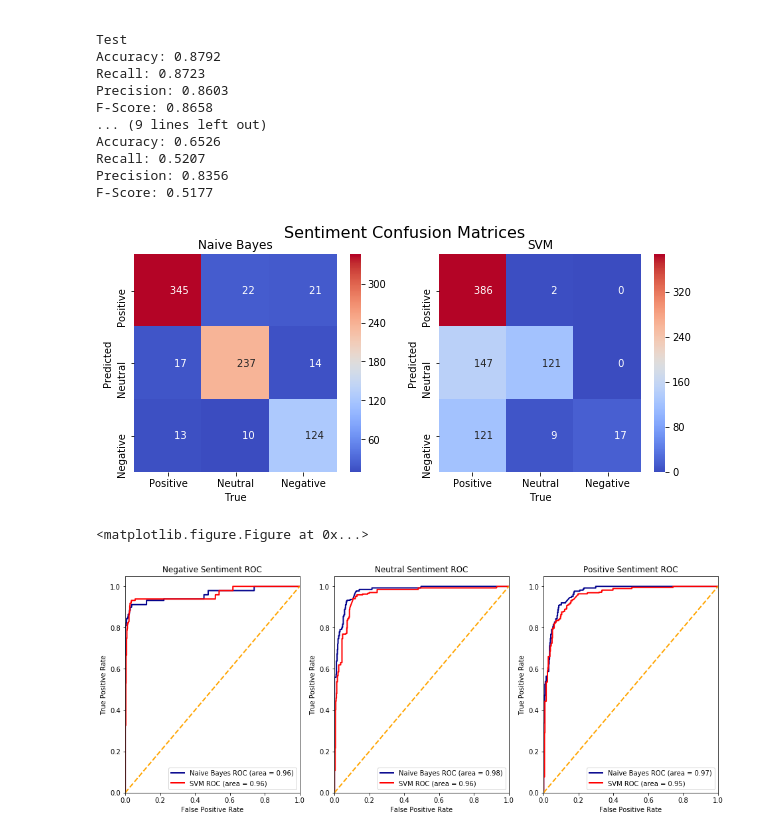
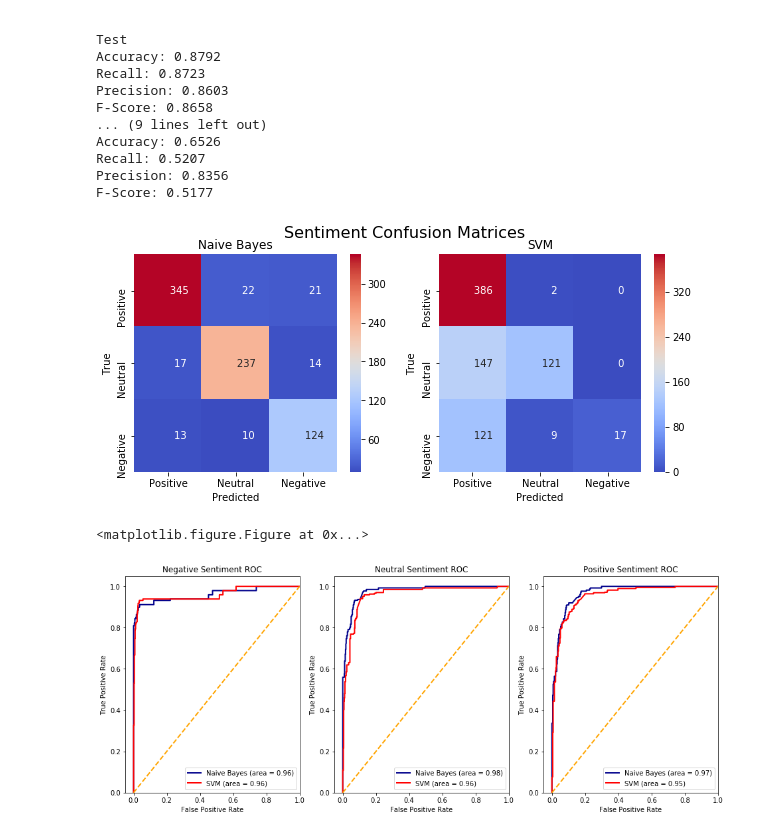
Before and after one commit to edwardsong05/ENSF-619-03-04-ClassProject, a Jupyter notebook: SentimentClassifier/SentimentClassifier-Lemma.ipynb, the cells around one changed output. Saved outputs shown, nothing was run; the diff lists cells and outputs as text; code cells hidden in the pictures.

```diff
--- a/SentimentClassifier/SentimentClassifier-Lemma.ipynb
+++ b/SentimentClassifier/SentimentClassifier-Lemma.ipynb
@@ -137,58 +137,57 @@ fig, (ax1,ax2) = plt.subplots(ncols=2, figsize=(10, 4))
 fmt = '10d'
 im = sn.heatmap(df_nb, ax=ax1, annot=True, cmap='coolwarm', fmt=fmt)
 ax1.set_title("Naive Bayes")
-ax1.set_xlabel("True")
-ax1.set_ylabel("Predicted")
+ax1.set_xlabel("Predicted")
+ax1.set_ylabel("True")
 sn.heatmap(df_svm, ax=ax2, annot=True, cmap='coolwarm', fmt=fmt)
 ax2.set_title("SVM")
-ax2.set_xlabel("True")
-ax2.set_ylabel("Predicted")
+ax2.set_xlabel("Predicted")
+ax2.set_ylabel("True")
 fig.suptitle('Sentiment Confusion Matrices', fontsize=16)
-mappable = im.get_children()[0]
 plt.savefig('SentimentConfusionMatrix.pdf')
 plt.show();
 # %% [output]
-[figure, old version]
+[figure, new version]
 # %%
-binlabels_nb = label_binarize(y_test, classes=[0,1,2])
+binlabels = label_binarize(y_test, classes=[0,1,2])
 pred_prob_nb = text_clf_nb.predict_proba(x_test)
 fpr_nb = dict()
 tpr_nb = dict()
 roc_auc_nb = dict()
 for i in range(3):
-    fpr_nb[i], tpr_nb[i], _ = roc_curve(binlabels_nb[:,i], pred_prob_nb[:,i])
+    fpr_nb[i], tpr_nb[i], _ = roc_curve(binlabels[:,i], pred_prob_nb[:,i])
     roc_auc_nb[i] = auc(fpr_nb[i], tpr_nb[i])
 
-binlabels_svm = label_binarize(y_test, classes=[0,1,2])
 pred_prob_svm = text_clf_svm.predict_proba(x_test)
 fpr_svm = dict()
 tpr_svm = dict()
 roc_auc_svm = dict()
 for i in range(3):
-    fpr_svm[i], tpr_svm[i], _ = roc_curve(binlabels_svm[:,i], pred_prob_svm[:,i])
+    fpr_svm[i], tpr_svm[i], _ = roc_curve(binlabels[:,i], pred_prob_svm[:,i])
     roc_auc_svm[i] = auc(fpr_svm[i], tpr_svm[i])
 # %%
 plt.figure()
 lw = 2
 fig, (ax1,ax2,ax3) = plt.subplots(ncols=3, figsize=(16, 6))
-def plotROCs(ax, i, title):
-    ax.plot(fpr_nb[i], tpr_nb[i], color='darkblue',
-             lw=lw, label='Naive Bayes ROC (area = %0.2f)' % roc_auc_nb[i])
-    ax.plot(fpr_svm[i], tpr_svm[i], color='red',
-             lw=lw, label='SVM ROC (area = %0.2f)' % roc_auc_svm[i])
-    ax.plot([0, 1], [0, 1], color='orange', lw=lw, linestyle='--')
-    ax.set_xlim([0.0, 1.0])
-    ax.set_ylim([0.0, 1.05])
-    ax.set_xlabel('False Positive Rate')
-    ax.set_ylabel('True Positive Rate')
-    ax.set_title(title)
-    ax.legend(loc="lower right")
+ax = [ax1, ax2, ax3]
+for i in range(3):
+    ax[i].plot(fpr_nb[i], tpr_nb[i], color='darkblue',
+             lw=lw, label='Naive Bayes (area = %0.2f)' % roc_auc_nb[i])
+    ax[i].plot(fpr_svm[i], tpr_svm[i], color='red',
+             lw=lw, label='SVM (area = %0.2f)' % roc_auc_svm[i])
+    ax[i].plot([0, 1], [0, 1], color='orange', lw=lw, linestyle='--')
+    ax[i].set_xlim([-0.05, 1.0])
+    ax[i].set_ylim([0.0, 1.05])
+    ax[i].set_xlabel('False Positive Rate')
+    ax[i].set_ylabel('True Positive Rate')
+    ax[i].legend(loc="lower right")
 
-plotROCs(ax1, 0, "Negative Sentiment ROC")
-plotROCs(ax2, 1, "Neutral Sentiment ROC")
-plotROCs(ax3, 2, "Positive Sentiment ROC")
+ax1.set_title("Negative Sentiment ROC")
+ax2.set_title("Neutral Sentiment ROC")
+ax3.set_title("Positive Sentiment ROC")
+
 plt.savefig("Sentiment ROC.pdf")
 plt.show()
 # %% [output]
 <matplotlib.figure.Figure at 0x...>
-[figure, old version]
+[figure, new version]
```
Also changed, not shown: 9 other files.
